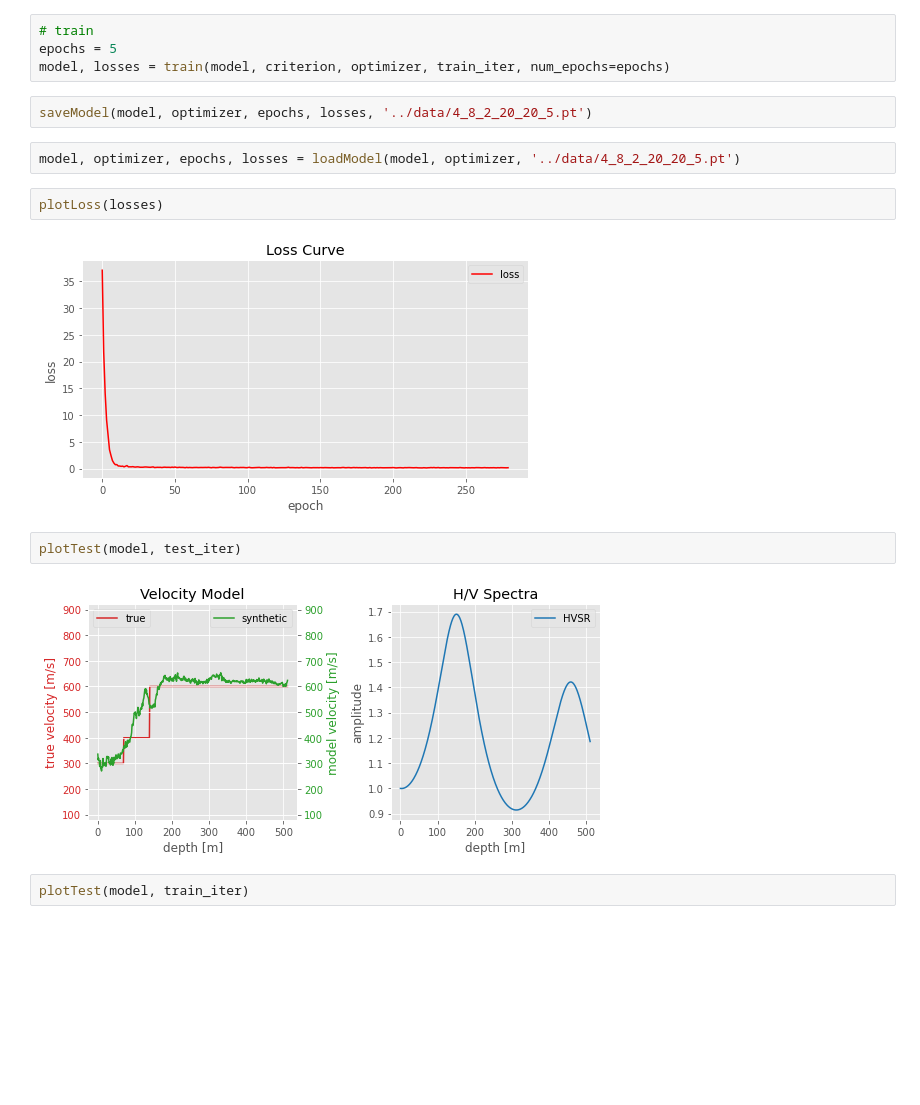
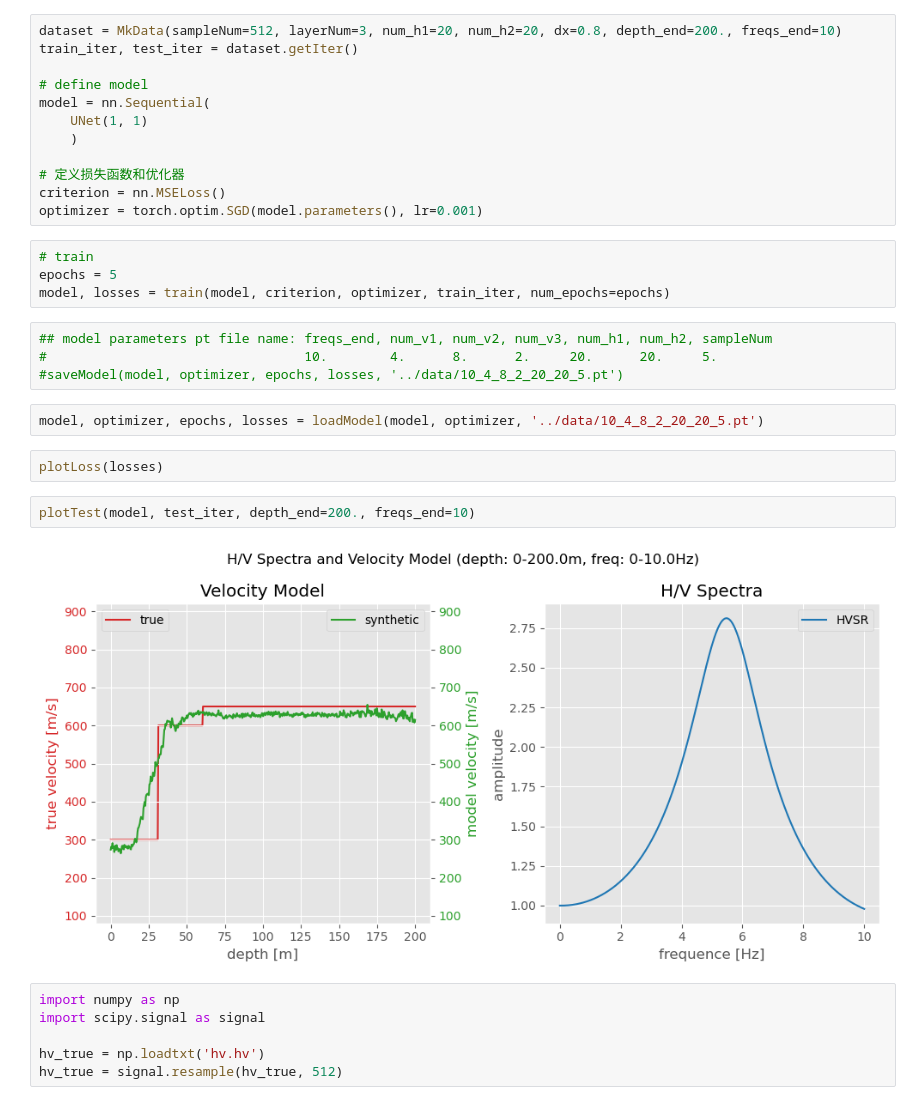
Before and after one commit to erbiaoger/hvsrUNet, a Jupyter notebook: examples/main.ipynb, the cells around one changed output. Saved outputs shown, nothing was run; the diff lists cells and outputs as text; blank space fills up the shorter version.

Commit message:
🐳 add true hvsr

```diff
--- a/examples/main.ipynb
+++ b/examples/main.ipynb
@@ -22,18 +10,34 @@ optimizer = torch.optim.SGD(model.parameters(), lr=0.001)
+# %%
+dataset = MkData(sampleNum=512, layerNum=3, num_h1=20, num_h2=20, dx=0.8, depth_end=200., freqs_end=10)
+train_iter, test_iter = dataset.getIter()
+
+# define model
+model = nn.Sequential(
+    UNet(1, 1)
+    )
+
+# 定义损失函数和优化器
+criterion = nn.MSELoss()
+optimizer = torch.optim.SGD(model.parameters(), lr=0.001)
 # %%
 # train
 epochs = 5
 model, losses = train(model, criterion, optimizer, train_iter, num_epochs=epochs)
+# %%
+## model parameters pt file name: freqs_end, num_v1, num_v2, num_v3, num_h1, num_h2, sampleNum
+#                                 10.        4.      8.      2.     20.      20.     5.
+#saveModel(model, optimizer, epochs, losses, '../data/10_4_8_2_20_20_5.pt')
 # %%
-saveModel(model, optimizer, epochs, losses, '../data/4_8_2_20_20_5.pt')
+model, optimizer, epochs, losses = loadModel(model, optimizer, '../data/10_4_8_2_20_20_5.pt')
-# %%
-model, optimizer, epochs, losses = loadModel(model, optimizer, '../data/4_8_2_20_20_5.pt')
 # %%
 plotLoss(losses)
-# %% [output]
-[figure, removed]
 # %%
-plotTest(model, test_iter)
+plotTest(model, test_iter, depth_end=200., freqs_end=10)
 # %% [output]
-[figure, old version]
+[figure, new version]
-# %%
-plotTest(model, train_iter)
+# %%
+import numpy as np
+import scipy.signal as signal
+
+hv_true = np.loadtxt('hv.hv')
+hv_true = signal.resample(hv_true, 512)
```
Also changed, not shown: parts of 8 cells of this notebook, 8 other files.
